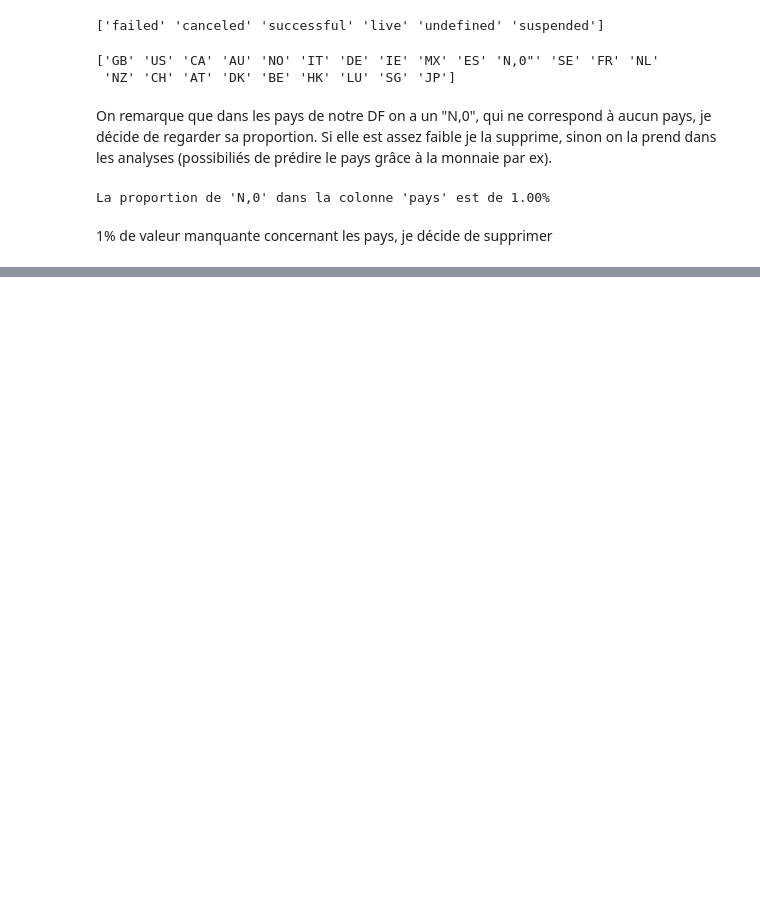
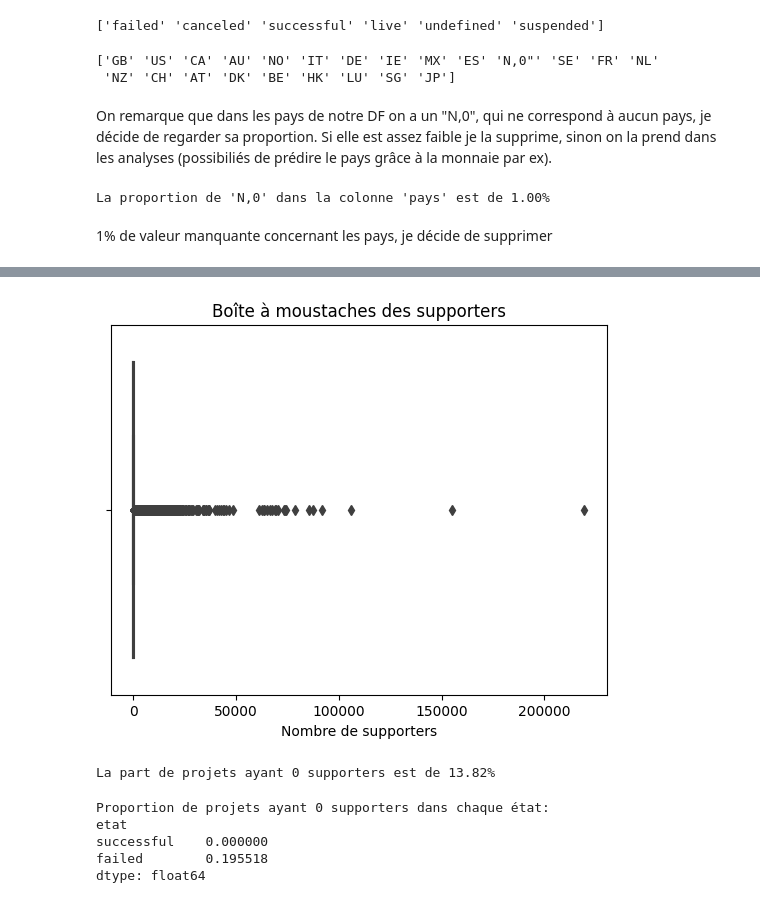
Before and after one commit to TheoKoess/Financement, a Jupyter notebook: Project_Prediction.ipynb, the cells around one changed output, grey strips where cells are left out. Saved outputs shown, nothing was run; the diff lists cells and outputs as text; code cells hidden in the pictures; blank space fills up the shorter version.

```diff
--- a/Project_Prediction.ipynb
+++ b/Project_Prediction.ipynb
@@ -208,0 +159,31 @@ monaie                  0.003361
+# %%
+# Suppression des colonnes inutiles
+df2 = df
+df2 = df2.drop(columns=["ID", "nom", "date_butoire", "promesse", "promesse_usd1", "promesse_usd2"])
+
+# Conversion de la colonne "etat" en variable binaire
+df2["etat"] = (df2["etat"] == "successful").astype(int)
+df["lancement"] = pd.to_datetime(df["lancement"]).astype(int)
+
+# Encodage des variables catégorielles
+label_encoder = LabelEncoder()
+df2["categorie_principale"] = label_encoder.fit_transform(df2["categorie_principale"])
+df2["categorie"] = label_encoder.fit_transform(df2["categorie"])
+df2["monaie"] = label_encoder.fit_transform(df2["monaie"])
+df2["pays"] = label_encoder.fit_transform(df2["pays"])
+
+# Division des données en ensembles d'entraînement et de test
+X = df2.drop(columns=["etat"])
+y = df2["etat"]
+X_train, X_test, y_train, y_test = train_test_split(X, y, test_size=0.2, random_state=42)
+
+# Sélection des caractéristiques
+# Exemple avec l'arbre de décision
+from sklearn.tree import DecisionTreeClassifier
+tree = DecisionTreeClassifier(random_state=42)
+tree.fit(X_train, y_train)
+
+# Affichage de l'importance des caractéristiques
+feature_importances = pd.DataFrame(tree.feature_importances_, index=X.columns, columns=["Importance"])
+feature_importances = feature_importances.sort_values(by="Importance", ascending=False)
+print(feature_importances)
@@ -208,0 +213,37 @@ monaie                  0.003361
+# %%
+# Tracé de la boîte à moustaches
+sns.boxplot(x=df["supporters"])
+plt.title("Boîte à moustaches des supporters")
+plt.xlabel("Nombre de supporters")
+plt.show()
+# %% [output]
+[figure, added]
+# %%
+# Calcul de la part de projets ayant 0 supporters par rapport au total
+zero_supporters = df["supporters"].value_counts()[0]
+total_projets = df.shape[0]
+part_zero_supporters = zero_supporters / total_projets
+
+# Affichage du résultat
+print(f"La part de projets ayant 0 supporters est de {part_zero_supporters:.2%}")
+# %% [output]
+La part de projets ayant 0 supporters est de 13.82%
+# %%
+# Groupement des données par état
+groupe_etat = df.groupby("etat")
+
+# Comptage du nombre de projets ayant 0 supporters dans chaque groupe
+zero_supporters = groupe_etat["supporters"].apply(lambda x: (x == 0).sum())
+
+# Calcul de la proportion de projets ayant 0 supporters dans chaque groupe
+proportion_zero_supporters = zero_supporters / groupe_etat.size()
+
+# Affichage du résultat
+print("Proportion de projets ayant 0 supporters dans chaque état:")
+print(proportion_zero_supporters.loc[["successful", "failed"]])
+# %% [output]
+Proportion de projets ayant 0 supporters dans chaque état:
+etat
+successful    0.000000
+failed        0.195518
+dtype: float64
```
Also changed, not shown: parts of 10 cells of this notebook.
